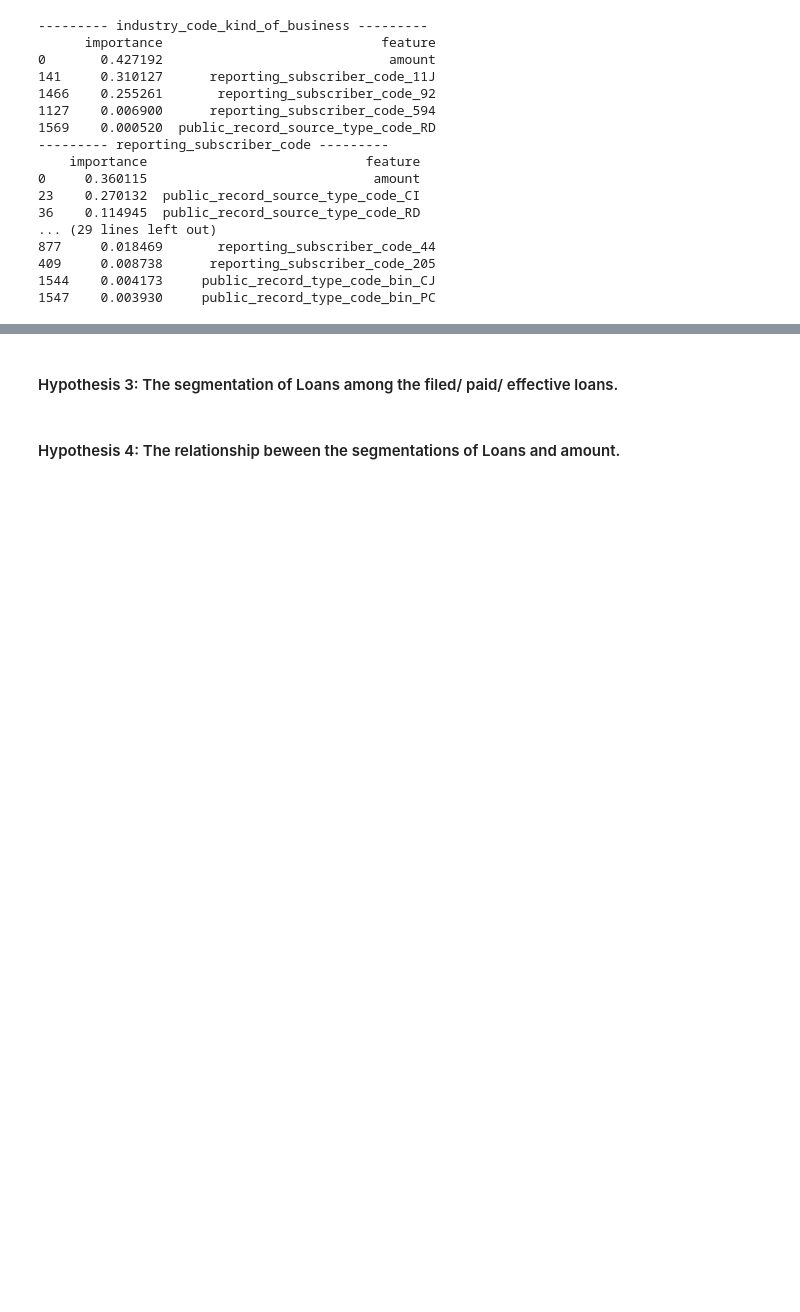
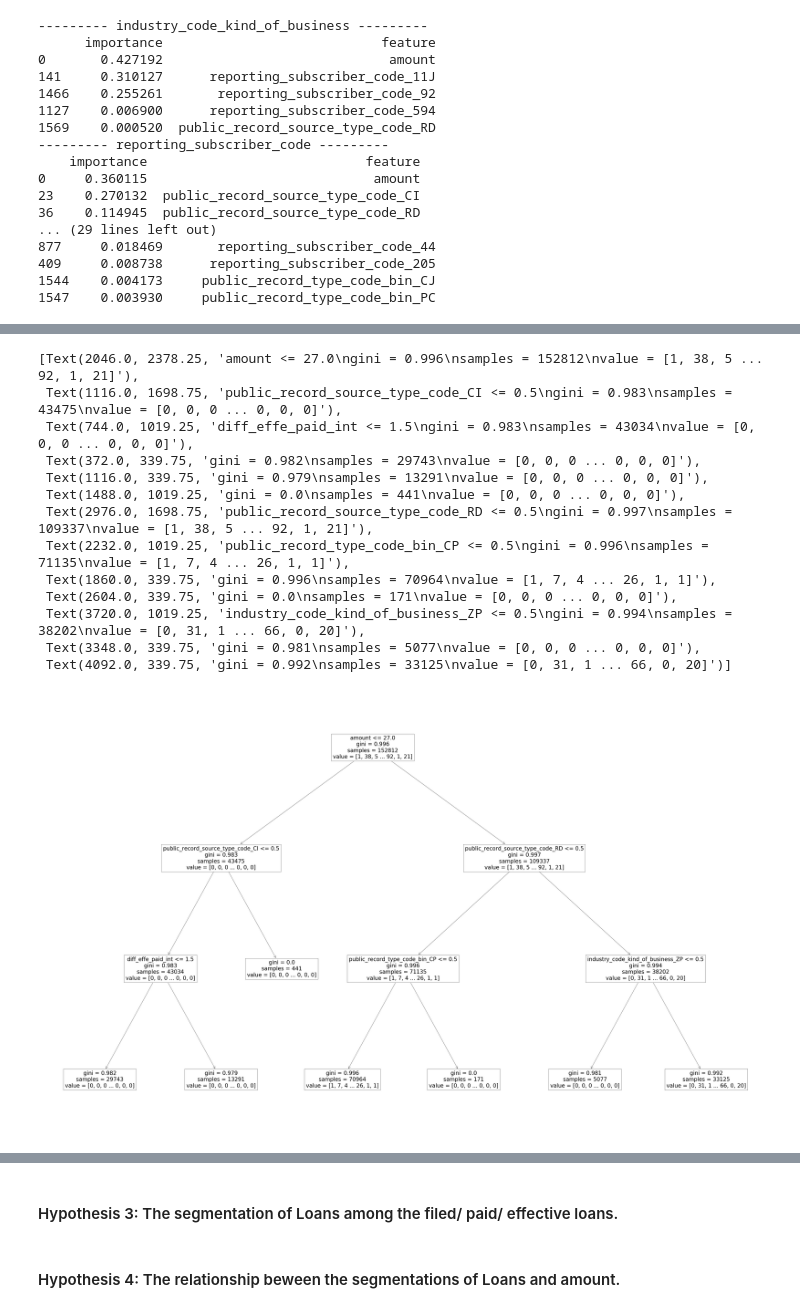
Before and after one commit to crazywiden/Leetcode_daily_submit, a Jupyter notebook: 20e/AnotherOne.ipynb, the cells around one changed output, grey strips where cells are left out. Drawn from its saved outputs; the diff is of its cells as text; code cells hidden in the pictures; blank space fills up the shorter version.

```diff
--- a/20e/AnotherOne.ipynb
+++ b/20e/AnotherOne.ipynb
@@ -584,0 +896,18 @@ array([[60824,    46],
+# %%
+rcParams['figure.figsize'] = 80,50
+plot_tree(m_list[1],feature_names=X_list[1])
+# %% [output]
+[Text(2046.0, 2378.25, 'amount <= 27.0\ngini = 0.996\nsamples = 152812\nvalue = [1, 38, 5 ... 92, 1, 21]'),
+ Text(1116.0, 1698.75, 'public_record_source_type_code_CI <= 0.5\ngini = 0.983\nsamples = 43475\nvalue = [0, 0, 0 ... 0, 0, 0]'),
+ Text(744.0, 1019.25, 'diff_effe_paid_int <= 1.5\ngini = 0.983\nsamples = 43034\nvalue = [0, 0, 0 ... 0, 0, 0]'),
+ Text(372.0, 339.75, 'gini = 0.982\nsamples = 29743\nvalue = [0, 0, 0 ... 0, 0, 0]'),
+ Text(1116.0, 339.75, 'gini = 0.979\nsamples = 13291\nvalue = [0, 0, 0 ... 0, 0, 0]'),
+ Text(1488.0, 1019.25, 'gini = 0.0\nsamples = 441\nvalue = [0, 0, 0 ... 0, 0, 0]'),
+ Text(2976.0, 1698.75, 'public_record_source_type_code_RD <= 0.5\ngini = 0.997\nsamples = 109337\nvalue = [1, 38, 5 ... 92, 1, 21]'),
+ Text(2232.0, 1019.25, 'public_record_type_code_bin_CP <= 0.5\ngini = 0.996\nsamples = 71135\nvalue = [1, 7, 4 ... 26, 1, 1]'),
+ Text(1860.0, 339.75, 'gini = 0.996\nsamples = 70964\nvalue = [1, 7, 4 ... 26, 1, 1]'),
+ Text(2604.0, 339.75, 'gini = 0.0\nsamples = 171\nvalue = [0, 0, 0 ... 0, 0, 0]'),
+ Text(3720.0, 1019.25, 'industry_code_kind_of_business_ZP <= 0.5\ngini = 0.994\nsamples = 38202\nvalue = [0, 31, 1 ... 66, 0, 20]'),
+ Text(3348.0, 339.75, 'gini = 0.981\nsamples = 5077\nvalue = [0, 0, 0 ... 0, 0, 0]'),
+ Text(4092.0, 339.75, 'gini = 0.992\nsamples = 33125\nvalue = [0, 31, 1 ... 66, 0, 20]')]
+[figure, added]
```
Also changed, not shown: parts of 43 cells of this notebook.
